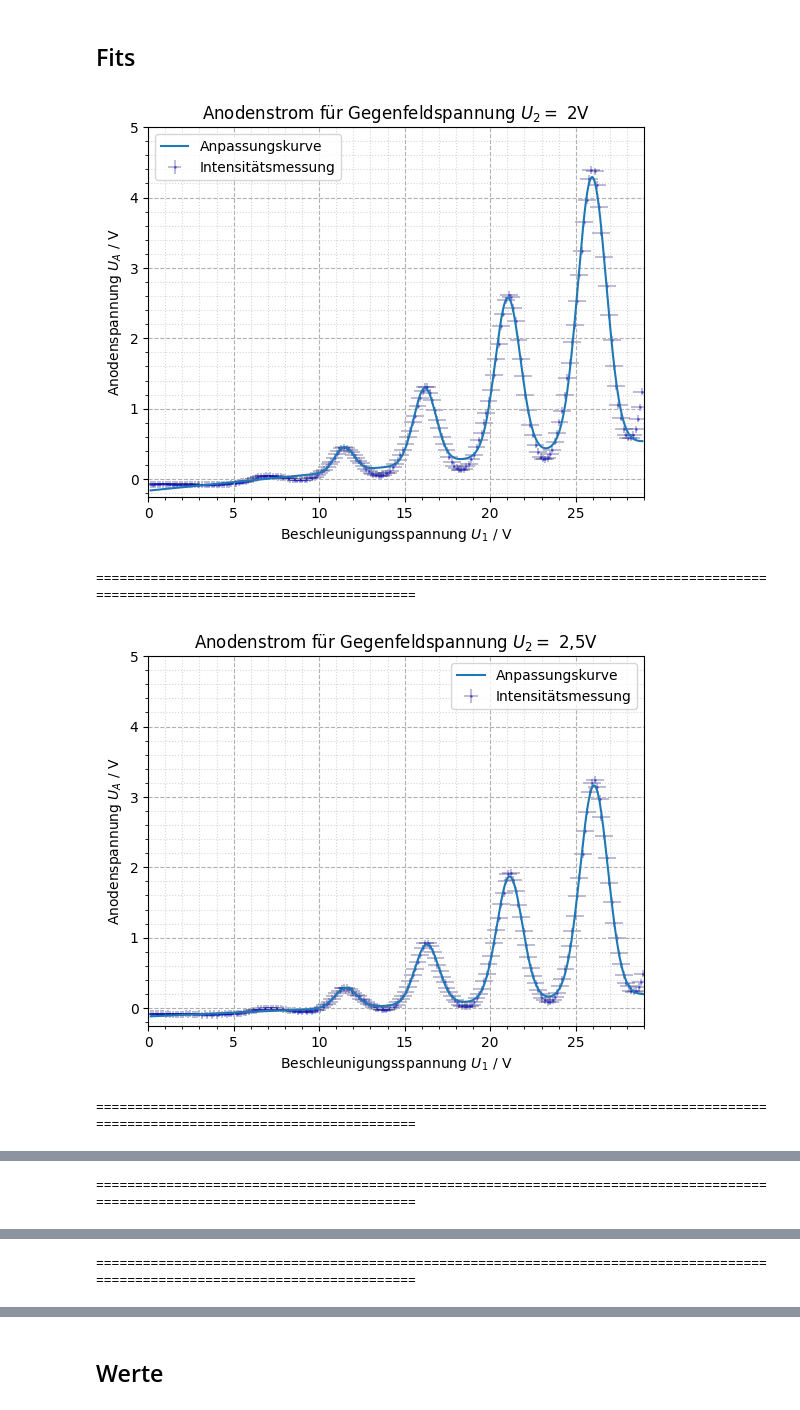
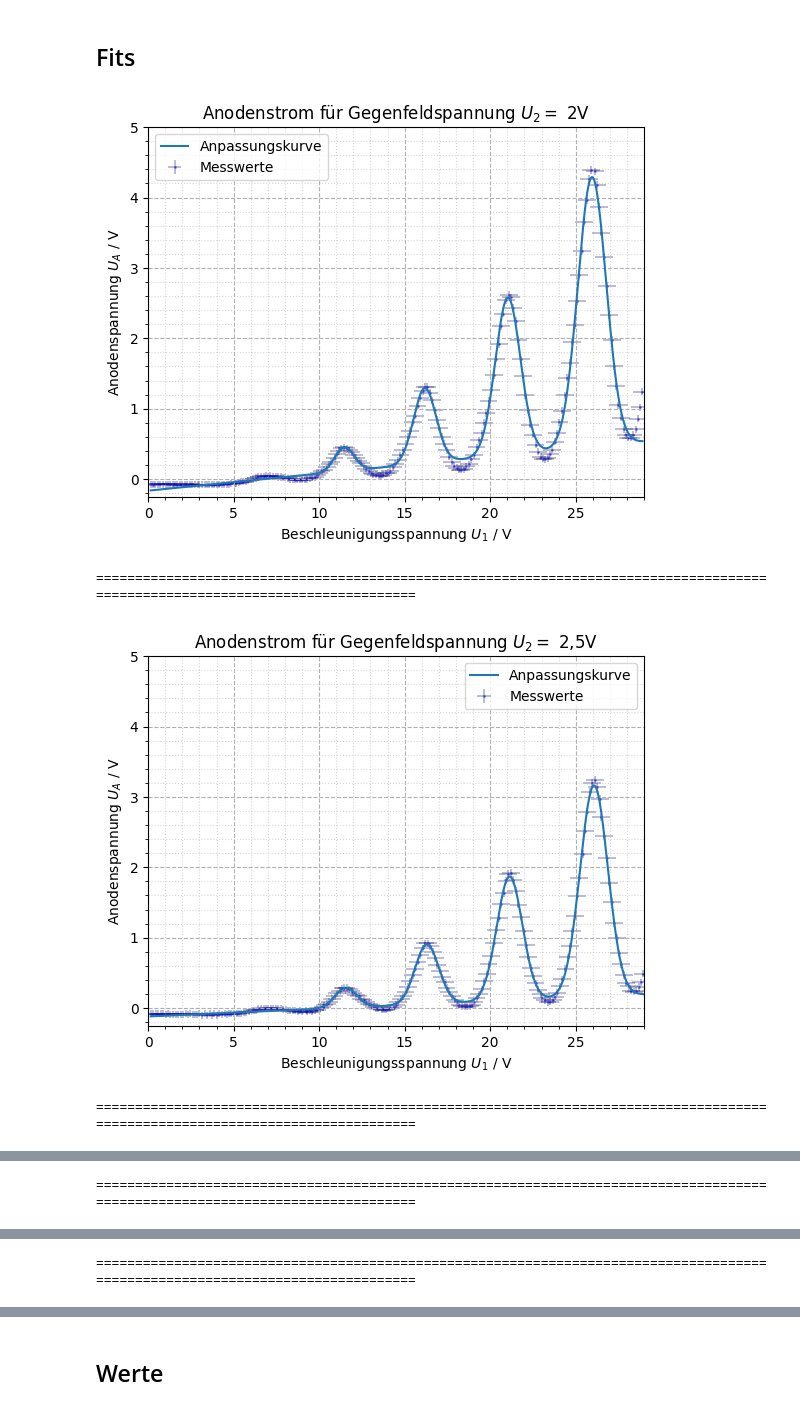
Before and after one commit to itzhaQQ/P4_WS2526, a Jupyter notebook: 401_ElektronischeUebergaengeAnAtomen/src/franck_hertz.ipynb, the cells around one changed output, grey strips where cells are left out. Drawn from its saved outputs; the diff is of its cells as text; code cells hidden in the pictures.

```diff
--- a/401_ElektronischeUebergaengeAnAtomen/src/franck_hertz.ipynb
+++ b/401_ElektronischeUebergaengeAnAtomen/src/franck_hertz.ipynb
@@ -313,7 +313,7 @@ def bla(i, blub, boolean):
 
     x_fit = np.linspace(U.min(), U.max(), 1000)
     plt.errorbar(U, I, xerr=dU, yerr=dI,
-                 fmt='.', color='blue', label='Intensitätsmessung',
+                 fmt='.', color='blue', label='Messwerte',
                  markersize=2.2, ecolor='midnightblue', capsize=0,
                  elinewidth=1.2, alpha=0.35, zorder=1)
     plt.plot(x_fit, result.eval(params=result.params, x=x_fit),
@@ -331,10 +331,10 @@ def bla(i, blub, boolean):
     plt.xlim(u_min, u_max)
     if boolean:
         plt.title(fr'Anodenstrom für Gegenfeldspannung $U_2 =$ {u_names[i-1]}')
-        #plt.savefig(f"../plots/franck_hertz_fit_U2_{u_names[i-1]}.pdf")
+        plt.savefig(f"../plots/franck_hertz_fit_U2_{u_names[i-1]}.pdf")
     else:
         plt.title(fr'Anodenstrom für Temperaturen $T =$ {T_names[i-1]}')
-        #plt.savefig(f"../plots/franck_hertz_fit_T_{T_names[i-1]}.pdf")
+        plt.savefig(f"../plots/franck_hertz_fit_T_{T_names[i-1]}.pdf")
 
     fit_res.append(result)
     plt.show()
@@ -370,33 +370,33 @@ print(f'{dsigmafitU = }')
 print(f'{redchiU = }')
 
 print('-----------------------------------------------------------------------------------')
 for i in range(1, 5):
     bla(i, all_T, False)
 lin_aT = Tlin_a
 dlin_aT = Tdlin_a
 lin_bT = Tlin_b
 dlin_bT = Tdlin_b
 ampT = Tamp
 dampT = Tdamp
 peaksT = Tpeaks
 dpeaksT = Tdpeaks
 sigmafitT = Tsigmafit
 dsigmafitT = Tdsigmafit
 redchiT = Tredchi
 
 # print(f'{lin_aT = }')
 # print(f'{dlin_aT = }')
 # print(f'{lin_bT = }')
 # print(f'{dlin_bT = }')
 # print(f'{ampU = }')
 # print(f'{dampU = }')
 # print(f'{peaksT = }')
 # print(f'{dpeaksT = }')
 # print(f'{sigmafitT = }')
 # print(f'{dsigmafitT = }')
 # print(f'{redchiT = }')
 # %% [output]
-[figure, old version]
+[figure, new version]
 ===============================================================================================================================
-[figure, old version]
+[figure, new version]
 ===============================================================================================================================
```
Also changed, not shown: parts of 1 cell of this notebook.
